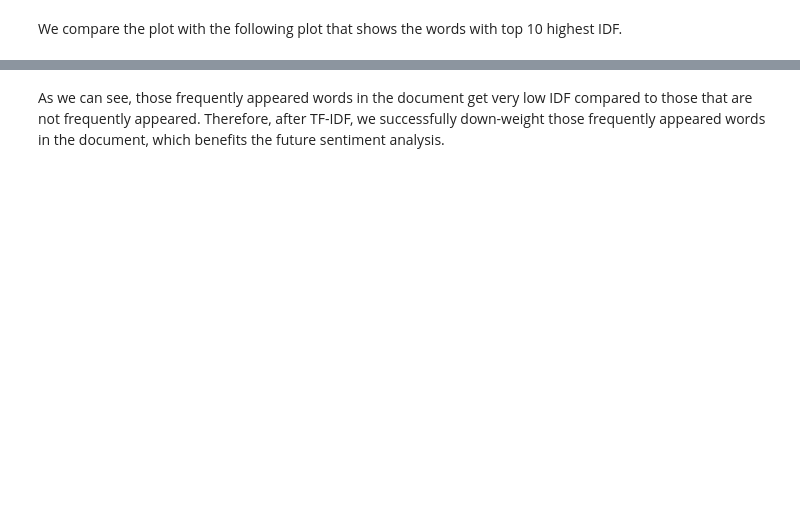
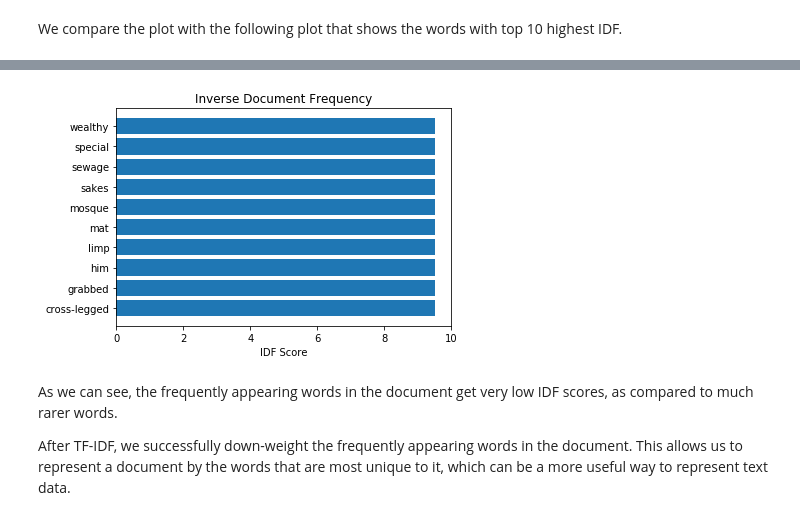
Before and after one commit to COGS108/Tutorials, a Jupyter notebook: 17-NatualLanguageProcessing.ipynb, the cells around one changed output, grey strips where cells are left out. Cells and saved outputs as stored; diff of their text form; code cells hidden in the pictures; blank space fills up the shorter version.

```diff
--- a/17-NatualLanguageProcessing.ipynb
+++ b/17-NatualLanguageProcessing.ipynb
@@ -142,4 +2,0 @@ The original dataset was collected from more than 11,000 books, and has already
-# %%
-with open('files/book10k.txt', 'r') as f:
-    sents = f.readlines()
-sents = [x.strip() for x in sents]
@@ -146,2 +225,5 @@ sents = [x.strip() for x in sents]
+# %%
+# Preprocessing: Strip all extra whitespace from the sentences
+sents = [sent.strip() for sent in sents]
 # %% [markdown]
 We first take a look at the word frequency in the document, and print out top 10 most frequently appeared words with their frequencies.
@@ -199,2 +350,11 @@ Text(0.5,0,'IDF')
+# %%
+# Get the words with the highest IDF score
+plt.barh(top_IDF_tokens, top_IDF_scores)
+plt.title('Inverse Document Frequency');
+plt.xlabel('IDF Score');
+# %% [output]
+[figure, added]
 # %% [markdown]
-As we can see, those frequently appeared words in the document get very low IDF compared to those that are not frequently appeared. Therefore, after TF-IDF, we successfully down-weight those frequently appeared words in the document, which benefits the future sentiment analysis.
+As we can see, the frequently appearing words in the document get very low IDF scores, as compared to much rarer words.
+
+After TF-IDF, we successfully down-weight the frequently appearing words in the document. This allows us to represent a document by the words that are most unique to it, which can be a more useful way to represent text data.
```
Also changed, not shown: parts of 80 cells of this notebook.
